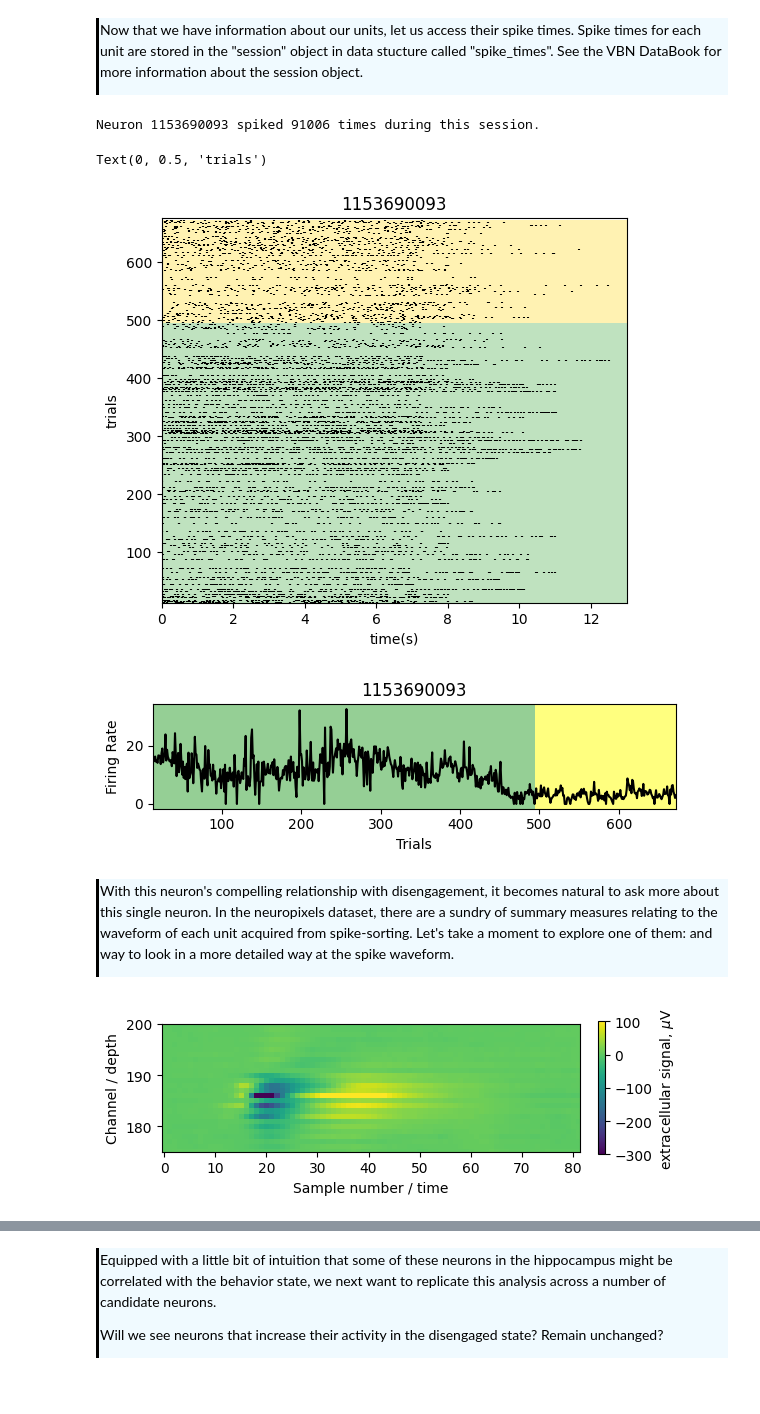
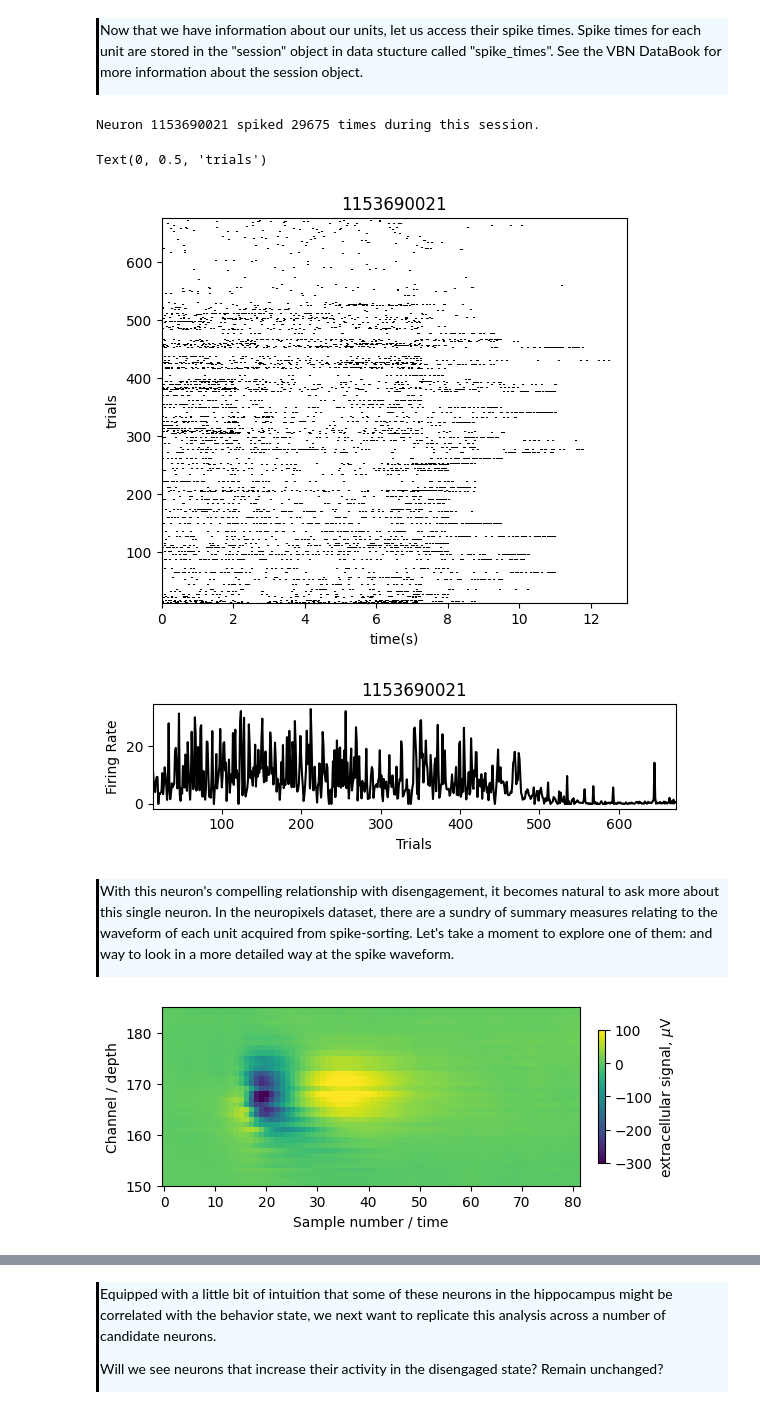
Before and after one commit to AllenSWDB/swdb_visualbehavior_template, a Jupyter notebook: code/Workshop_1.ipynb, the cells around one changed output, grey strips where cells are left out. Drawn from its saved outputs; the diff is of its cells as text; code cells hidden in the pictures.

```diff
--- a/code/Workshop_1.ipynb
+++ b/code/Workshop_1.ipynb
@@ -67,14 +67,14 @@ cache = VisualBehaviorNeuropixelsProjectCache.from_local_cache(cache_dir=cache_d
 Let us look at a single experimental session and examine the metadata  recorded for each behavioral trial.
 </div>
 # %%
-example_sessions = [1139846596, 1152811536, 1069461581 ]
+example_sessions = [1139846596,  1124507277, 1069461581 ]
 
-session_id = example_sessions[1]
+session_id = example_sessions[0]
 session = cache.get_ecephys_session(session_id)
 
 trial_metadata = session.trials # 'trials' is a dataframe that contains metadata and task information for each trial
 
-display(trial_metadata.iloc[10:20].head()) # to do: add precomputed response time?
+display(trial_metadata.iloc[100:120].head()) # to do: add precomputed response time?
 # %% [output]
 |  | start_time | stop_time | initial_image_name | change_image_name | is_change | change_time_no_display_delay | ... |
 | trials_id |  |  |  |  |  |  | ... |
@@ -535,16 +558,15 @@ final_unit_table = unit_table.loc[unit_ids]
 </div>
 # %%
 # Let's count the number of times this neuron spiked over the whole session.
-unit = 1153690093
+unit = 1153690021
 unit_data = session.spike_times[unit]
 
 numberofspikes = unit_data.shape[0]
 print('Neuron {} spiked {} times during this session.'.format(unit, numberofspikes))
 # %% [output]
-Neuron 1153690093 spiked 91006 times during this session.
+Neuron 1153690021 spiked 29675 times during this session.
 # %%
 # Look at unit data
-unit = 1153690093
 unit_data = session.spike_times[unit]
 
 # define the 'go' trials that we want to study
@@ -557,13 +579,6 @@ spike_times = [unit_data[np.logical_and(s1 <= unit_data, unit_data <= s2)] - s1
 fig, ax = plt.subplots(1,1, figsize = (6, 5))
 ax.eventplot(spike_times, color = 'k', lineoffsets = go_trials);
 
-#add the engaged and disengaged determination
-for i, trial in enumerate(switch_trials[:-1]):
-    if not states.values[trial+1]:
-        ax.axhspan(go_trials[trial], go_trials[switch_trials[i+1]], facecolor='tab:green', alpha=0.3)
-    else:
-        ax.axhspan(go_trials[trial], go_trials[switch_trials[i+1]], facecolor='gold', alpha=0.3)
-
 # Format each axis in the loop
 ax.set_title(unit)
 ax.set_ylim(go_trials[0], go_trials[-1]+4)
@@ -572,10 +587,9 @@ ax.set_xlim(0, 13)
 ax.set_ylabel('trials')
 # %% [output]
 Text(0, 0.5, 'trials')
-[figure, old version]
+[figure, new version]
 # %%
 # Let's calculate the average firing rate in each trial
-unit = 1153690093
 unit_data = session.spike_times[unit]
 
 # define the all the trials that we want to study
@@ -591,13 +605,6 @@ fig, ax = plt.subplots(1,1,figsize=[6,2])
 ax.plot(spike_rate, 'k')
 ax.set_title(unit)
 
-# Mark transition boundaries
-for i, trial in enumerate(switch_trials[:-1]):
-    if not states.values[trial+1]:
-        ax.axvspan(go_trials[trial], go_trials[switch_trials[i+1]], facecolor='tab:green', alpha=0.5)
-    else:
-        ax.axvspan(go_trials[trial], go_trials[switch_trials[i+1]], facecolor='yellow', alpha=0.5)
-
 # Plotting formatting
 ax.set_title(unit)
 ax.set_xlabel('Trials')
@@ -606,7 +613,7 @@ ax.set_xlim(go_trials[0], go_trials[-1])
 plt.tight_layout()
 plt.show()
 # %% [output]
-[figure, old version]
+[figure, new version]
 # %% [markdown]
 <div style="border-left: 3px solid #000; padding: 1px; padding-left: 10px; background: #F0FAFF; ">
 <p> With this neuron's compelling relationship with disengagement, it becomes natural to ask more about this single neuron. In the neuropixels dataset, there are a sundry of summary measures relating to the waveform of each unit acquired from spike-sorting. Let's take a moment to explore one of them: and way to look in a more detailed way at the spike waveform.
@@ -614,20 +621,20 @@ plt.show()
 # %%
 # extract the waveforms table so that we can visulaize this neurons average waveform.
 waveforms = session.mean_waveforms
 
 unit_waveform = waveforms[unit]
 
 # plot this waveform over time and channel number depth.
 fig, ax = plt.subplots(figsize = [6,3])
 im = ax.imshow(unit_waveform, origin='lower', vmax = 100, vmin = -300, )
 ax.set_xlabel('Sample number / time')
 ax.set_ylabel('Channel / depth')
-ax.set_ylim([175,200])
+ax.set_ylim([150,185])
 plt.colorbar(im, label='extracellular signal, $\mu$V', fraction=0.015, pad=0.04)
 plt.tight_layout()
 plt.show()
 # %% [output]
-[figure, old version]
+[figure, new version]
 # %%
 # Is this neuron a fast firing neuron?
 print('The waveform duration of unit {} is {} ms'.format(unit, final_unit_table.loc[unit].waveform_duration))
```
Also changed, not shown: parts of 16 cells of this notebook, 1 other file.
